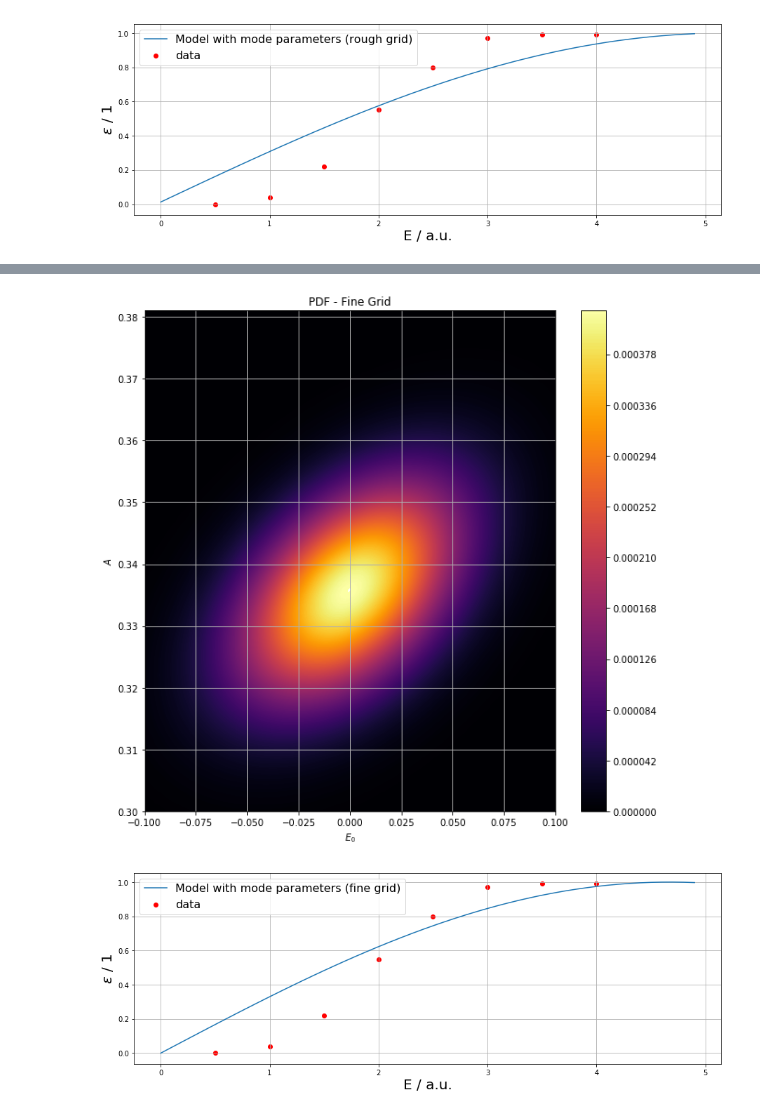
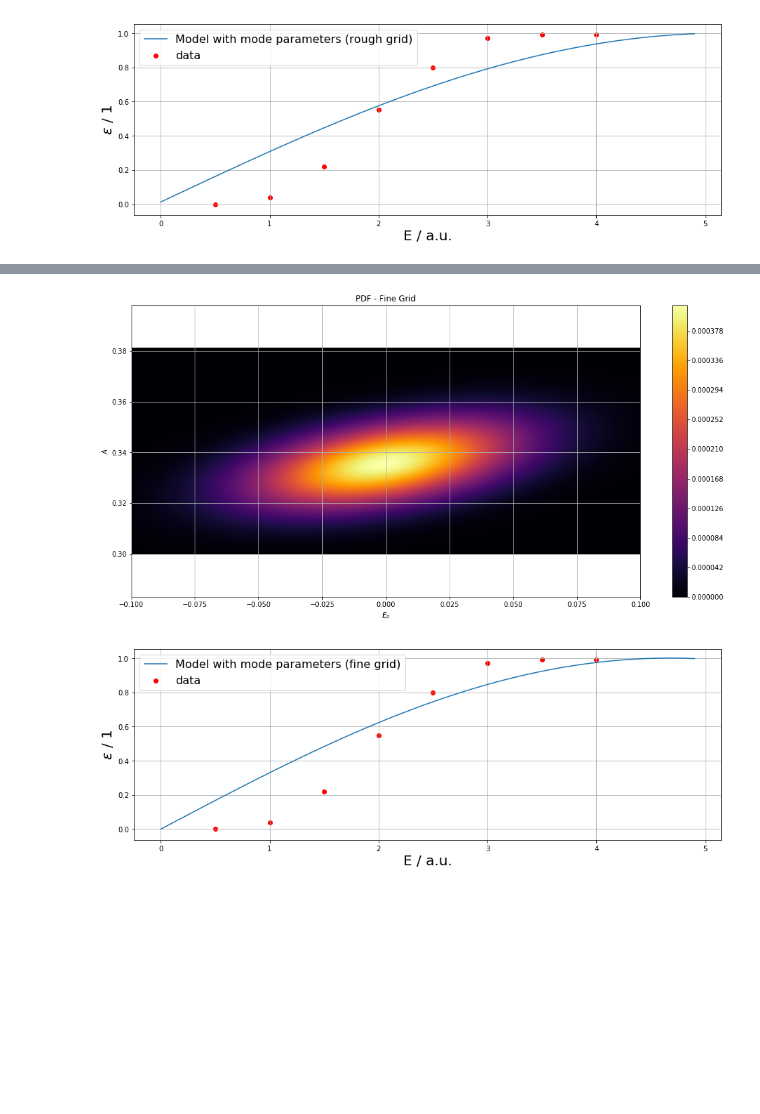
Before and after one commit to schustermartin/data_analysis_tutorium, a Jupyter notebook: Exercises/Chapter_05/Ch05_Ex02.ipynb, the cells around one changed output, grey strips where cells are left out. Cells and saved outputs as stored; diff of their text form; code cells hidden in the pictures; blank space fills up the shorter version.

```diff
--- a/Exercises/Chapter_05/Ch05_Ex02.ipynb
+++ b/Exercises/Chapter_05/Ch05_Ex02.ipynb
@@ -215,17 +215,18 @@ Progress: 100% |||||||||||||||||||||||||||||||||||||||||||||||||| Time: 0:00:08
 0.336 8.32667268469e-17
 # %%
 X, Y = np.meshgrid(PS_E0_fine, PS_A_fine)
-plt.figure(figsize=(10, 10))
+plt.figure(figsize=(17, 8))
 plt.contourf(X,Y,pdf_grid_fine, np.arange(pdf_grid_fine.min(),pdf_grid_fine.max(),.000001), label="PDF", cmap='inferno')
 plt.xlabel("$E_0$")
 plt.ylabel("$A$")
 plt.colorbar()
 plt.title("PDF - Fine Grid")
 plt.grid()
+plt.axis('equal')
 # plt.scatter(0.3, 0., label="Prior", color="red", marker="+", s=2000)
 plt.show()
 # %% [output]
-[figure, old version]
+[figure, new version]
 # %%
 A = mode_A_fine
 E0 = mode_E0_fine
```
Also changed, not shown: parts of 4 cells of this notebook.
